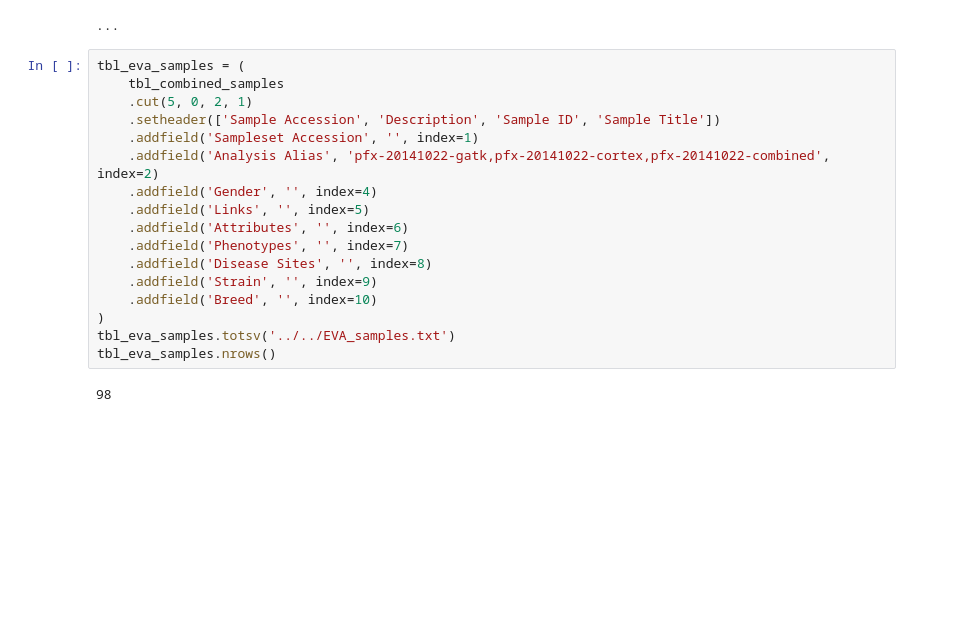
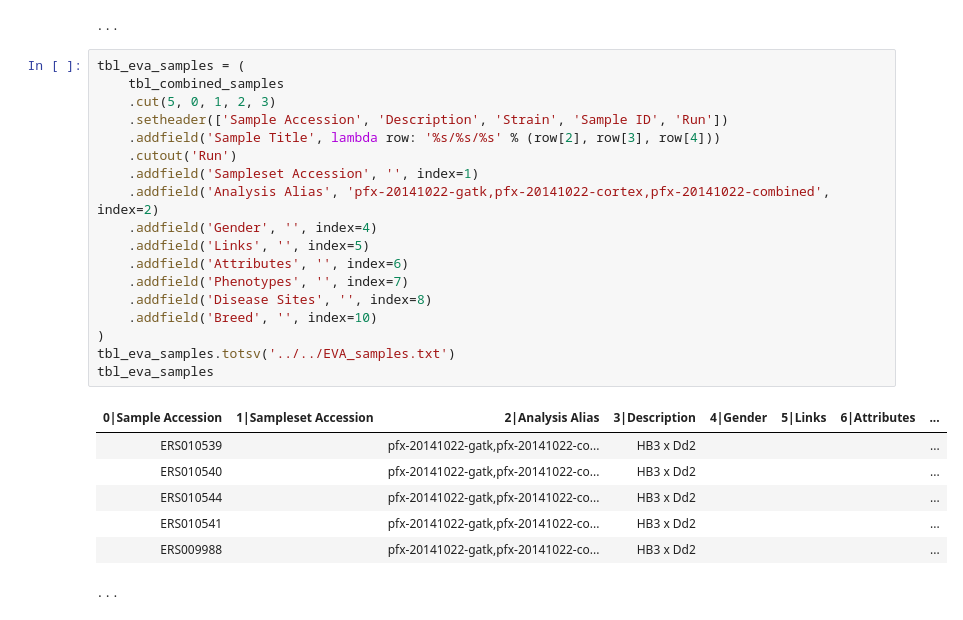
Before and after one commit to wtchg-kwiatkowski/pfx-paper-2015, a Jupyter notebook: supplementary/notebooks/tabulate_samples.ipynb, the cells around one changed output. Saved outputs shown, nothing was run; the diff lists cells and outputs as text; blank space fills up the shorter version.

```diff
--- a/supplementary/notebooks/tabulate_samples.ipynb
+++ b/supplementary/notebooks/tabulate_samples.ipynb
@@ -111,19 +111,26 @@ tbl_combined_samples
 # %%
 tbl_eva_samples = (
     tbl_combined_samples
-    .cut(5, 0, 2, 1)
-    .setheader(['Sample Accession', 'Description', 'Sample ID', 'Sample Title'])
+    .cut(5, 0, 1, 2, 3)
+    .setheader(['Sample Accession', 'Description', 'Strain', 'Sample ID', 'Run'])
+    .addfield('Sample Title', lambda row: '%s/%s/%s' % (row[2], row[3], row[4]))
+    .cutout('Run')
     .addfield('Sampleset Accession', '', index=1)
     .addfield('Analysis Alias', 'pfx-20141022-gatk,pfx-20141022-cortex,pfx-20141022-combined', index=2)
     .addfield('Gender', '', index=4)
     .addfield('Links', '', index=5)
     .addfield('Attributes', '', index=6)
     .addfield('Phenotypes', '', index=7)
     .addfield('Disease Sites', '', index=8)
-    .addfield('Strain', '', index=9)
     .addfield('Breed', '', index=10)
 )
 tbl_eva_samples.totsv('../../EVA_samples.txt')
-tbl_eva_samples.nrows()
+tbl_eva_samples
 # %% [output]
+| 0|Sample Accession | 1|Sampleset Accession | 2|Analysis Alias | 3|Description | 4|Gender | 5|Links | 6|Attributes | ... |
+| ERS010539 |  | pfx-20141022-gatk,pfx-20141022-co... | HB3 x Dd2 |  |  |  | ... |
+| ERS010540 |  | pfx-20141022-gatk,pfx-20141022-co... | HB3 x Dd2 |  |  |  | ... |
+| ERS010544 |  | pfx-20141022-gatk,pfx-20141022-co... | HB3 x Dd2 |  |  |  | ... |
+| ERS010541 |  | pfx-20141022-gatk,pfx-20141022-co... | HB3 x Dd2 |  |  |  | ... |
+| ERS009988 |  | pfx-20141022-gatk,pfx-20141022-co... | HB3 x Dd2 |  |  |  | ... |
-98
+...
```
Also changed, not shown: 1 other file.
